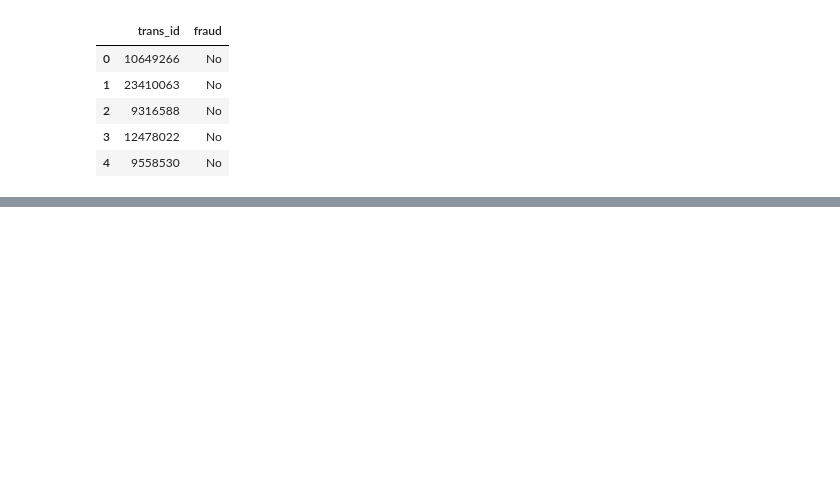
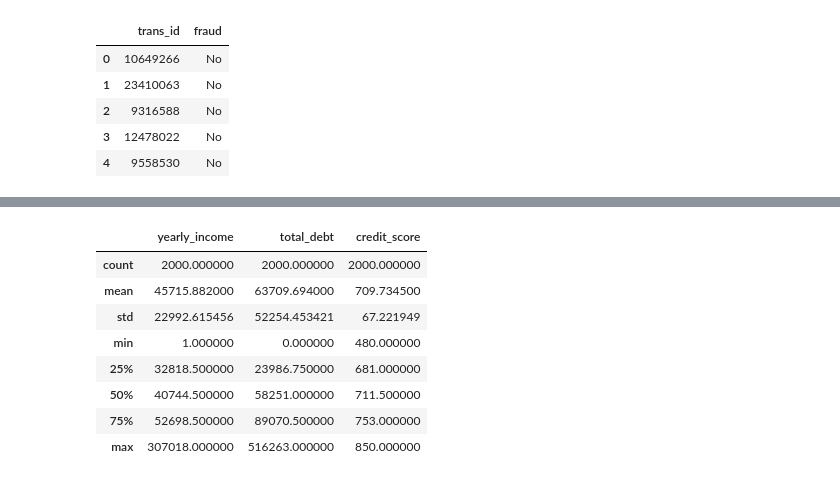
Before and after one commit to kumari-priyanka-22/Finance_ML_Project, a Jupyter notebook: Untitled.ipynb, the cells around one changed output, grey strips where cells are left out. Cells and saved outputs as stored; diff of their text form; code cells hidden in the pictures; blank space fills up the shorter version.

Commit message:
data Understanding done

```diff
--- a/Untitled.ipynb
+++ b/Untitled.ipynb
@@ -14,6 +57,6 @@ transactions_data.head()
 # %%
-users_data = pd.read_csv(r"C:\Users\priku\Finance_ML_Project\datasets\users_data.csv")
-users_data.head()
+users = pd.read_csv(r"C:\Users\priku\Finance_ML_Project\datasets\users_data.csv")
+users.head()
 # %% [output]
 |  | id | current_age | retirement_age | birth_year | birth_month | gender | address | latitude | longitude | ... |
 | 0 | 825 | 53 | 66 | 1966 | 11 | Female | 462 Rose Lane | 34.15 | -117.76 | ... |
@@ -23,0 +89,13 @@ users_data.head()
+# %%
+users['per_capita_income'] = pd.to_numeric(
+    users['per_capita_income'].str.replace("$", "", regex=False),
+    errors='coerce'
+)
+users['yearly_income'] = pd.to_numeric(
+    users['yearly_income'].str.replace("$", "", regex=False),
+    errors='coerce'
+)
+users['total_debt'] = pd.to_numeric(
+    users['total_debt'].str.replace("$", "", regex=False),
+    errors='coerce'
+)
@@ -73,0 +432,18 @@ fraud_labels.head()
+# %%
+users[
+    [
+        'yearly_income',
+        'total_debt',
+        'credit_score'
+    ]
+].describe()
+# %% [output]
+|  | yearly_income | total_debt | credit_score |
+| count | 2000.000000 | 2000.000000 | 2000.000000 |
+| mean | 45715.882000 | 63709.694000 | 709.734500 |
+| std | 22992.615456 | 52254.453421 | 67.221949 |
+| min | 1.000000 | 0.000000 | 480.000000 |
+| 25% | 32818.500000 | 23986.750000 | 681.000000 |
+| 50% | 40744.500000 | 58251.000000 | 711.500000 |
+| 75% | 52698.500000 | 89070.500000 | 753.000000 |
+| max | 307018.000000 | 516263.000000 | 850.000000 |
```
Also changed, not shown: parts of 63 cells of this notebook.
